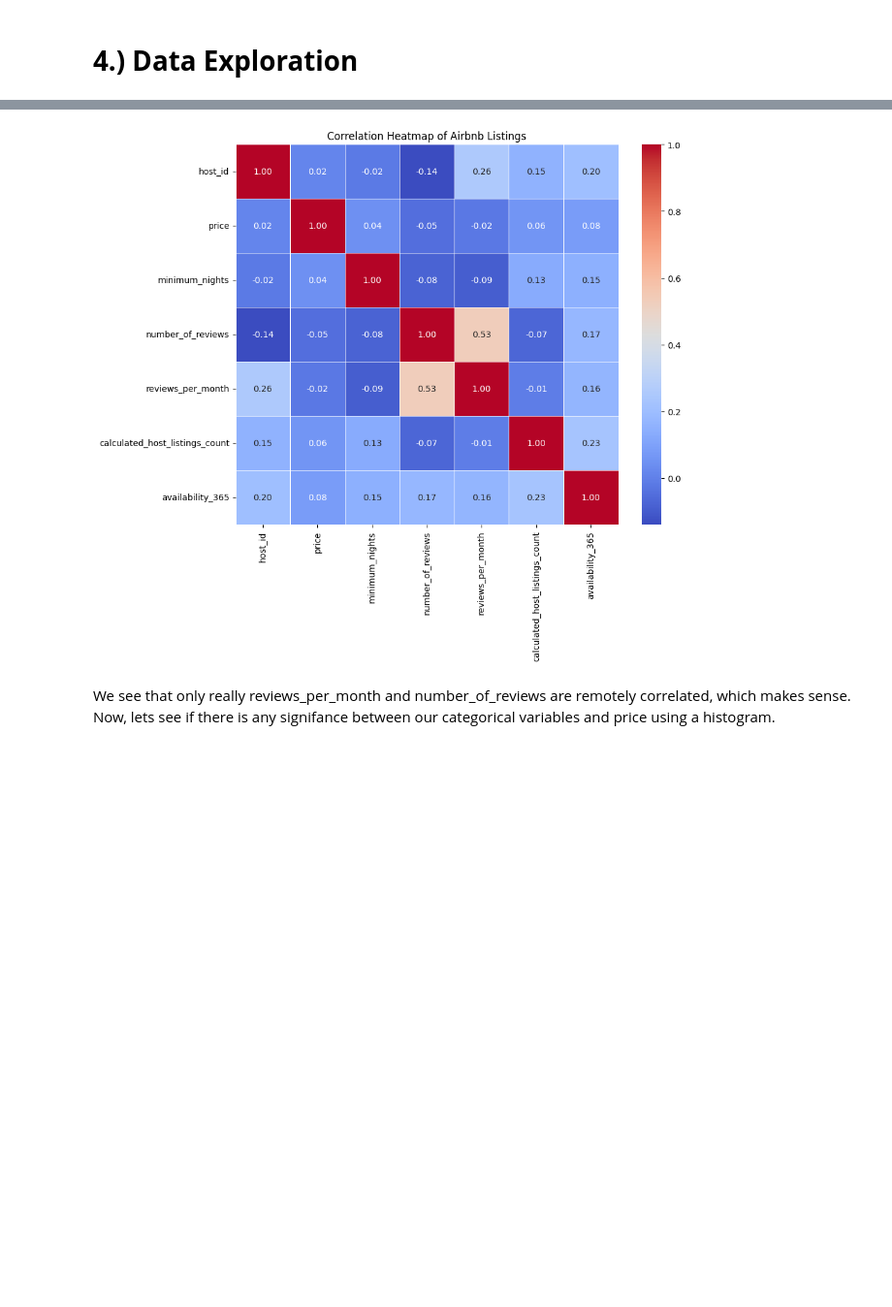
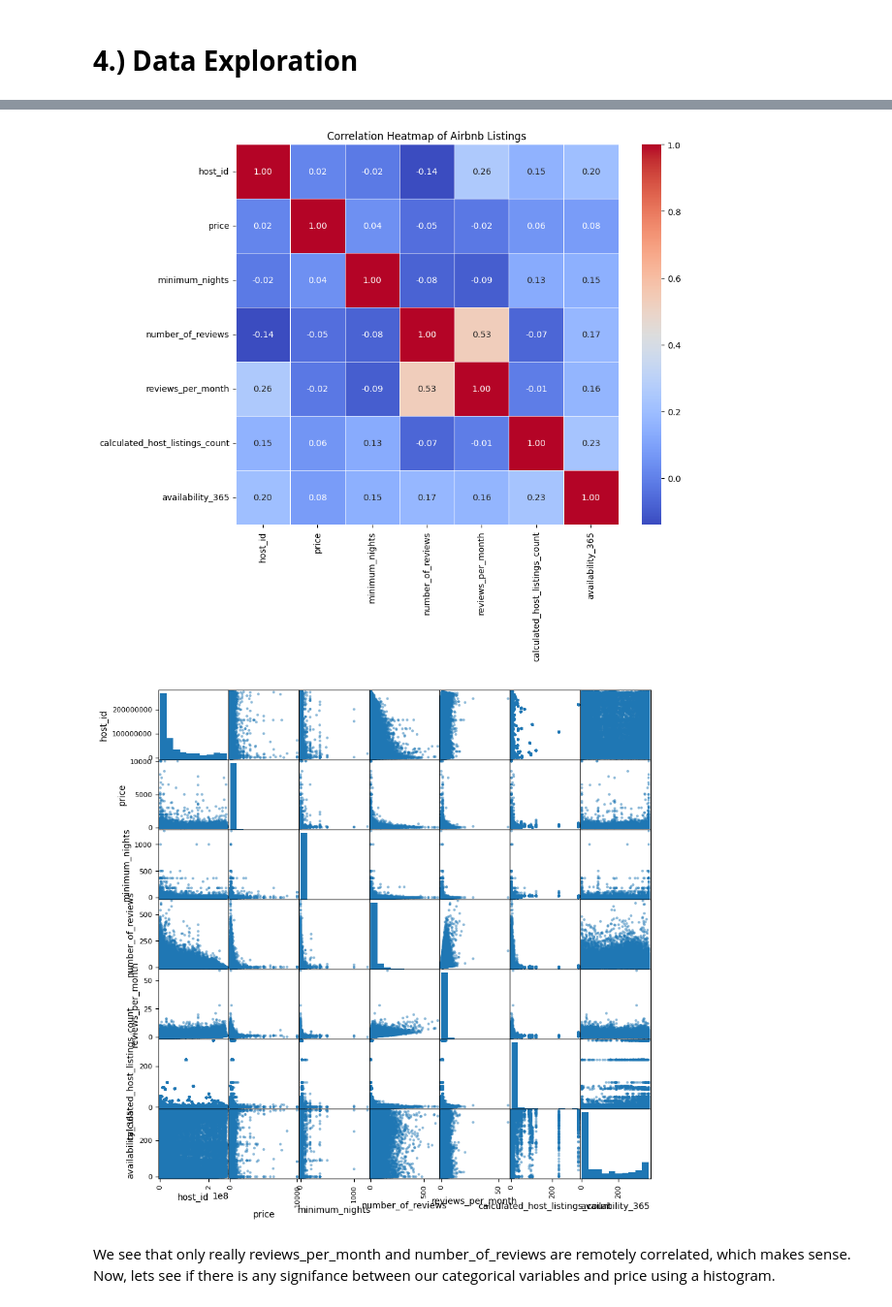
Before and after one commit to Gnaij12/CMSC320-Final-Project, a Jupyter notebook: CMSC320_Final_Project.ipynb, the cells around one changed output, grey strips where cells are left out. Shown at 97% size. Drawn from its saved outputs; the diff is of its cells as text; code cells hidden in the pictures; blank space fills up the shorter version.

```diff
--- a/CMSC320_Final_Project.ipynb
+++ b/CMSC320_Final_Project.ipynb
@@ -119,11 +119,14 @@ To begin our analysis, we want to see whether any of our features have any appar
 # %%
 correlations = df.select_dtypes(include=['float64', 'int64']).corr()
 plt.figure(figsize=(10, 8))
 sns.heatmap(correlations, annot=True, cmap='coolwarm', fmt=".2f", linewidths=0.5)
 plt.title('Correlation Heatmap of Airbnb Listings')
 plt.show()
+scatter_matrix = pd.plotting.scatter_matrix(df, figsize=(10, 10))
+plt.show()
 # %% [output]
 [figure]
+[figure, added]
 # %% [markdown]
 We see that only really reviews_per_month and number_of_reviews are remotely correlated, which makes sense. Now, lets see if there is any signifance between our categorical variables and price using a histogram.
 # %%
```
Also changed, not shown: parts of 30 cells of this notebook, 1 other file.
